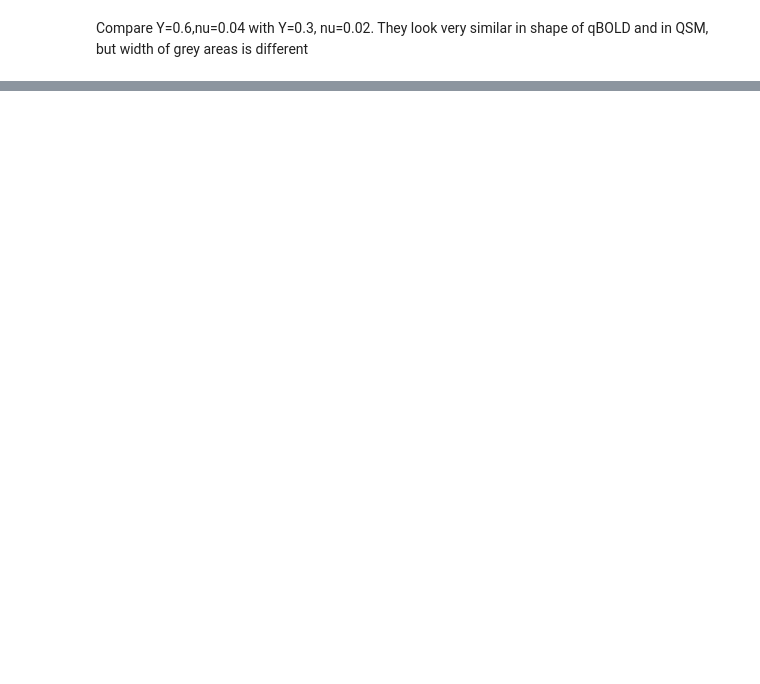
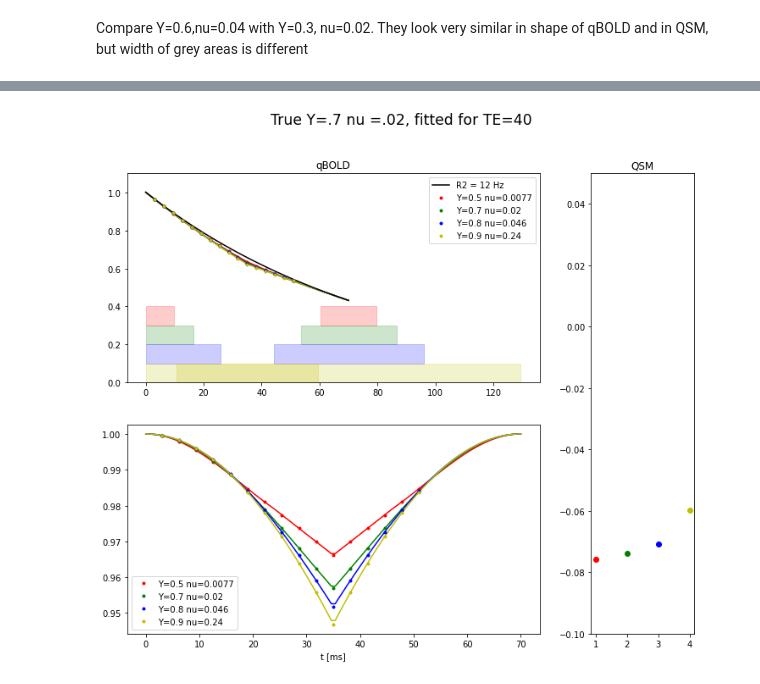
Before and after one commit to PatrickKinz/DeepLearning, a Jupyter notebook: QSM_qBOLD_function_visualized.ipynb, the cells around one changed output, grey strips where cells are left out. Cells and saved outputs as stored; diff of their text form; code cells hidden in the pictures; blank space fills up the shorter version.

Commit message:
Added fit to ipynb to check changes in qBOLD function

```diff
--- a/QSM_qBOLD_function_visualized.ipynb
+++ b/QSM_qBOLD_function_visualized.ipynb
@@ -44,7 +45,7 @@ def f_dw(Y,chi_nb):
     dw = 1./3 * gamma * B0* (Hct * delta_chi0 * (1-Y) + chi_ba - chi_nb )
     return dw
 # %%
-def f_qBOLD(S0, R2, Y, nu, chi_nb, t,TE = 40./1000 ):
+def f_qBOLD(t, S0, R2, Y, nu, chi_nb, TE = 40./1000 ):
     output=np.zeros_like(t)
     for i in range(len(t)):
         if(t[i]<TE/2): #FID
@@ -335,0 +386,85 @@ plt.show()
+# %%
+fig, axes = plt.subplots(nrows=2,ncols=2,figsize=(12,10),gridspec_kw={'width_ratios': [4, 1]})
+gs = axes[0, 1].get_gridspec()
+R2=12
+chi_nb=-0.08
+TE=70/1000
+t = np.linspace(0, 70, num=100)/1000
+Y1=0.5
+Y2=0.7
+Y3=0.8
+Y4=0.9
+nu1=0.0077
+nu2=0.02
+nu3=0.046
+nu4=0.24
+
+qBOLD_values1 = f_qBOLD(t=t, S0=1, R2=R2, Y=Y1, nu=nu1, chi_nb=chi_nb, TE=TE)
+qBOLD_values2 = f_qBOLD(t=t, S0=1, R2=R2, Y=Y2, nu=nu2, chi_nb=chi_nb, TE=TE)
+qBOLD_values3 = f_qBOLD(t=t, S0=1, R2=R2, Y=Y3, nu=nu3, chi_nb=chi_nb,TE=TE)
+qBOLD_values4 = f_qBOLD(t=t, S0=1, R2=R2, Y=Y4, nu=nu4, chi_nb=chi_nb,TE=TE)
+Exp_values = 1*np.exp(-R2*t)
+
+t_sampled = np.linspace(3,3+16*3,16)/1000
+qBOLD_sampled1 = f_qBOLD(t=t_sampled, S0=1, R2=R2, Y=Y1, nu=nu1, chi_nb=chi_nb,TE=TE)
+qBOLD_sampled2 = f_qBOLD(t=t_sampled, S0=1, R2=R2, Y=Y2, nu=nu2, chi_nb=chi_nb,TE=TE)
+qBOLD_sampled3 = f_qBOLD(t=t_sampled, S0=1, R2=R2, Y=Y3, nu=nu3, chi_nb=chi_nb,TE=TE)
+qBOLD_sampled4 = f_qBOLD(t=t_sampled, S0=1, R2=R2, Y=Y4, nu=nu4, chi_nb=chi_nb,TE=TE)
+
+t_trans1 = 1.5/f_dw(Y1,chi_nb)*1000 #Transition of Hypergeometric function
+t_trans2 = 1.5/f_dw(Y2,chi_nb)*1000 #Transition of Hypergeometric function
+t_trans3 = 1.5/f_dw(Y3,chi_nb)*1000 #Transition of Hypergeometric function
+t_trans4 = 1.5/f_dw(Y4,chi_nb)*1000 #Transition of Hypergeometric function
+
+fig.suptitle('True Y=.7 nu =.02, fitted for TE=40',fontsize='xx-large')
+
+axes[0,0].plot(t*1000,qBOLD_values1,'r')
+axes[0,0].plot(t*1000,qBOLD_values2,'g')
+axes[0,0].plot(t*1000,qBOLD_values3,'b')
+axes[0,0].plot(t*1000,qBOLD_values4,'y')
+axes[0,0].plot(t*1000,Exp_values,'k',label='R2 = ' + str(R2)+' Hz')
+axes[0,0].plot(t_sampled*1000,qBOLD_sampled1,'.r',label="Y={0} nu={1}".format(Y1,nu1))
+axes[0,0].plot(t_sampled*1000,qBOLD_sampled2,'.g',label="Y={0} nu={1}".format(Y2,nu2))
+axes[0,0].plot(t_sampled*1000,qBOLD_sampled3,'.b',label="Y={0} nu={1}".format(Y3,nu3))
+axes[0,0].plot(t_sampled*1000,qBOLD_sampled4,'.y',label="Y={0} nu={1}".format(Y4,nu4))
+axes[0,0].legend()
+
+axes[0,0].fill_betweenx(y=[0.3,0.4],x1=0,x2=t_trans1,alpha=0.2,color='r')
+axes[0,0].fill_betweenx(y=[0.3,0.4],x1=TE*1000-t_trans1,x2=TE*1000+t_trans1,alpha=0.2,color='r')
+axes[0,0].fill_betweenx(y=[0.2,0.3],x1=0,x2=t_trans2,alpha=0.2,color='g')
+axes[0,0].fill_betweenx(y=[0.2,0.3],x1=TE*1000-t_trans2,x2=TE*1000+t_trans2,alpha=0.2,color='g')
+axes[0,0].fill_betweenx(y=[0.1,0.2],x1=0,x2=t_trans3,alpha=0.2,color='b')
+axes[0,0].fill_betweenx(y=[0.1,0.2],x1=TE*1000-t_trans3,x2=TE*1000+t_trans3,alpha=0.2,color='b')
+axes[0,0].fill_betweenx(y=[0,0.1],x1=0,x2=t_trans4,alpha=0.2,color='y')
+axes[0,0].fill_betweenx(y=[0,0.1],x1=TE*1000-t_trans4,x2=TE*1000+t_trans4,alpha=0.2,color='y')
+
+axes[0,0].title.set_text('qBOLD')
+axes[0,0].set_ylim(0, 1.1)
+#axes[0,0].set_yscale('log')
+
+axes[1,0].plot(t*1000,qBOLD_values1/Exp_values,'r')
+axes[1,0].plot(t*1000,qBOLD_values2/Exp_values,'g')
+axes[1,0].plot(t*1000,qBOLD_values3/Exp_values,'b')
+axes[1,0].plot(t*1000,qBOLD_values4/Exp_values,'y')
+axes[1,0].plot(t_sampled*1000,qBOLD_sampled1*np.exp(R2*t_sampled),'.r',label="Y={0} nu={1}".format(Y1,nu1))
+axes[1,0].plot(t_sampled*1000,qBOLD_sampled2*np.exp(R2*t_sampled),'.g',label="Y={0} nu={1}".format(Y2,nu2))
+axes[1,0].plot(t_sampled*1000,qBOLD_sampled3*np.exp(R2*t_sampled),'.b',label="Y={0} nu={1}".format(Y3,nu3))
+axes[1,0].plot(t_sampled*1000,qBOLD_sampled4*np.exp(R2*t_sampled),'.y',label="Y={0} nu={1}".format(Y4,nu4))
+axes[1,0].legend()
+axes[1,0].set_xlabel('t [ms]')
+#axes[1,0].set_ylim(-0.15,0.01)
+
+for ax in axes[:,1]:
+    ax.remove()
+axbig = fig.add_subplot(gs[:,1])
+#axbig.plot(['non_blood'],-0.04,'ok')
+axbig.plot(['1'],f_QSM(Y=Y1, nu=nu1, chi_nb=chi_nb),'or')
+axbig.plot(['2'],f_QSM(Y=Y2, nu=nu2, chi_nb=chi_nb),'og')
+axbig.plot(['3'],f_QSM(Y=Y3, nu=nu3, chi_nb=chi_nb),'ob')
+axbig.plot(['4'],f_QSM(Y=Y4, nu=nu4, chi_nb=chi_nb),'oy')
+axbig.title.set_text('QSM')
+axbig.set_ylim(-0.1,0.05)
+
+plt.show()
+# %% [output]
+[figure, added]
```
Also changed, not shown: parts of 14 cells of this notebook.
